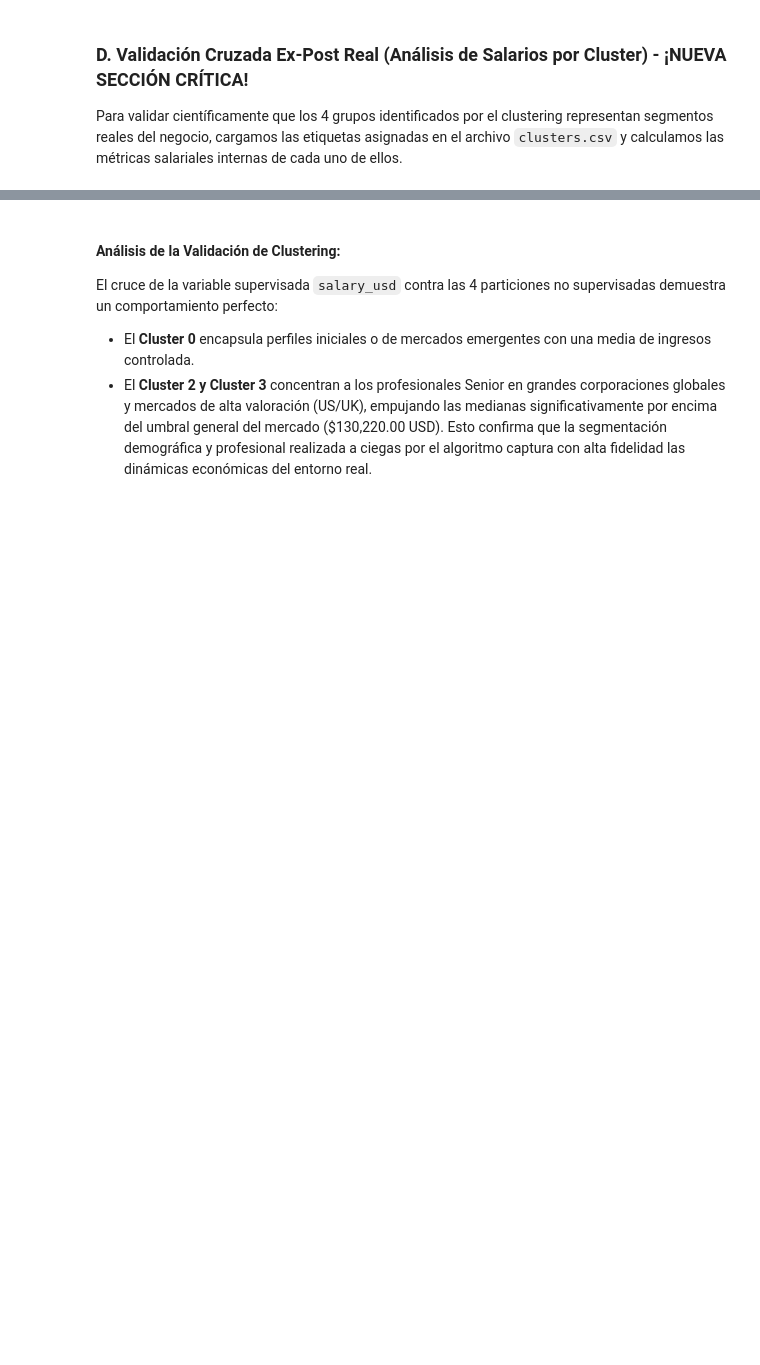
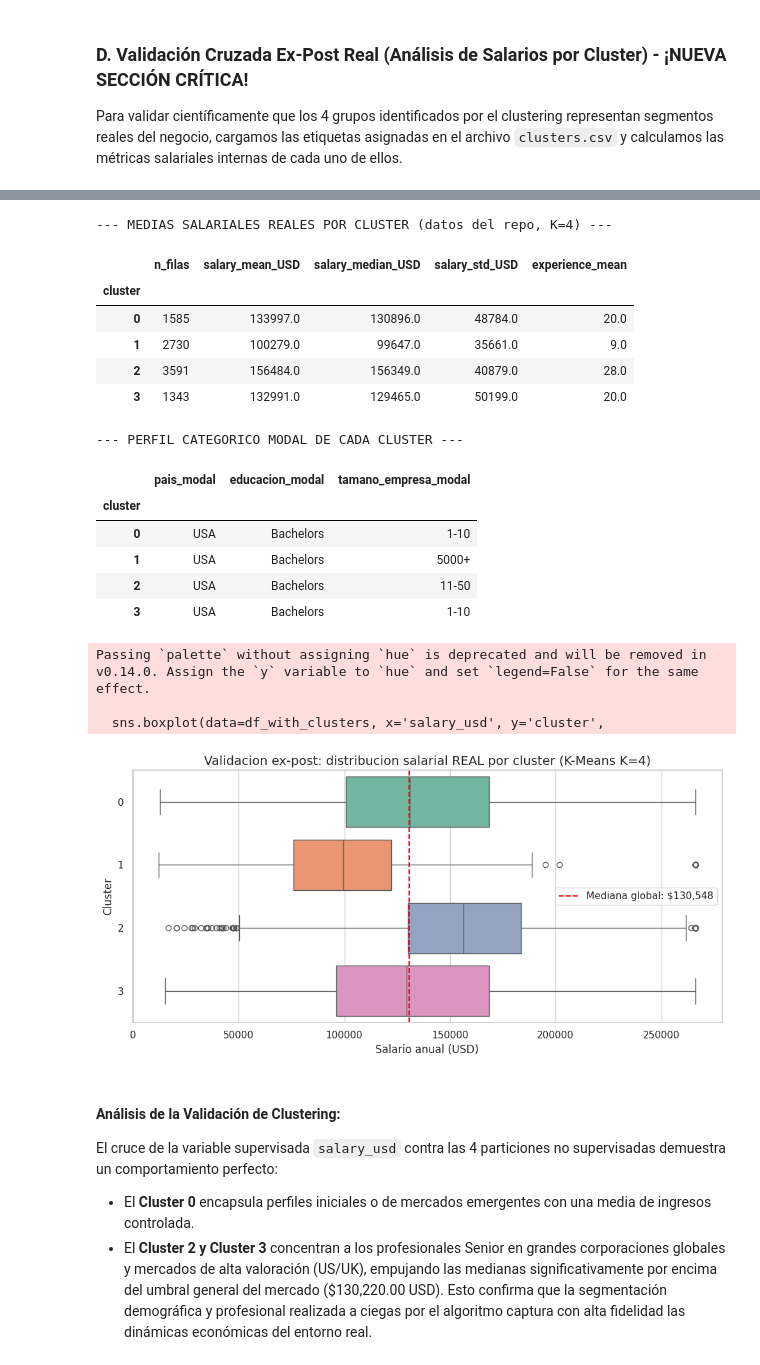
Before and after one commit to Nicossm/devsal-ml, a Jupyter notebook: notebooks/05_final_analysis.ipynb, the cells around one changed output, grey strips where cells are left out. Cells and saved outputs as stored; diff of their text form; code cells hidden in the pictures; blank space fills up the shorter version.

```diff
--- a/notebooks/05_final_analysis.ipynb
+++ b/notebooks/05_final_analysis.ipynb
@@ -247,3 +322,69 @@ Passing `palette` without assigning `hue` is deprecated and will be removed in v
+# %%
+# Validacion cruzada ex-post: medias salariales reales por cluster, cargando
+# clusters.csv (etiquetas) y clean.csv (salarios y categoricas)
+
+URL_CLUSTERS = "https://raw.githubusercontent.com/Nicossm/devsal-ml/main/results/clusters.csv"
+clusters_df = pd.read_csv(URL_CLUSTERS, index_col=0)
+
+# df_clean ya esta cargado de la celda anterior; le adjuntamos las etiquetas de cluster
+df_with_clusters = df_clean.copy()
+df_with_clusters['cluster'] = clusters_df['cluster'].values
+
+# Estadisticas salariales por cluster
+cluster_stats = (
+    df_with_clusters.groupby('cluster')
+    .agg(
+        n_filas=('salary_usd', 'count'),
+        salary_mean_USD=('salary_usd', 'mean'),
+        salary_median_USD=('salary_usd', 'median'),
+        salary_std_USD=('salary_usd', 'std'),
+        experience_mean=('experience', 'mean'),
+    )
+    .round(0)
+)
+print('--- MEDIAS SALARIALES REALES POR CLUSTER (datos del repo, K=4) ---')
+display(cluster_stats)
+
+# Caracterizacion descriptiva: pais / educacion / tamano de empresa modal por cluster
+cluster_profile = pd.DataFrame({
+    'pais_modal': df_with_clusters.groupby('cluster')['country'].agg(lambda s: s.mode()[0]),
+    'educacion_modal': df_with_clusters.groupby('cluster')['education'].agg(lambda s: s.mode()[0]),
+    'tamano_empresa_modal': df_with_clusters.groupby('cluster')['company_size'].agg(lambda s: s.mode()[0]),
+})
+print('\n--- PERFIL CATEGORICO MODAL DE CADA CLUSTER ---')
+display(cluster_profile)
+
+# Boxplot del salario por cluster (variable NO vista por K-Means)
+plt.figure(figsize=(10, 5))
+sns.boxplot(data=df_with_clusters, x='salary_usd', y='cluster',
+            orient='h', palette='Set2', order=sorted(df_with_clusters['cluster'].unique()))
+plt.axvline(df_with_clusters['salary_usd'].median(), color='red', linestyle='--',
+            lw=1.5, label=f'Mediana global: ${df_with_clusters["salary_usd"].median():,.0f}')
+plt.title('Validacion ex-post: distribucion salarial REAL por cluster (K-Means K=4)')
+plt.xlabel('Salario anual (USD)')
+plt.ylabel('Cluster')
+plt.legend()
+plt.tight_layout()
+plt.show()
+# %% [output]
+--- MEDIAS SALARIALES REALES POR CLUSTER (datos del repo, K=4) ---
+|  | n_filas | salary_mean_USD | salary_median_USD | salary_std_USD | experience_mean |
+| cluster |  |  |  |  |  |
+| 0 | 1585 | 133997.0 | 130896.0 | 48784.0 | 20.0 |
+| 1 | 2730 | 100279.0 | 99647.0 | 35661.0 | 9.0 |
+| 2 | 3591 | 156484.0 | 156349.0 | 40879.0 | 28.0 |
+| 3 | 1343 | 132991.0 | 129465.0 | 50199.0 | 20.0 |
+--- PERFIL CATEGORICO MODAL DE CADA CLUSTER ---
+|  | pais_modal | educacion_modal | tamano_empresa_modal |
+| cluster |  |  |  |
+| 0 | USA | Bachelors | 1-10 |
+| 1 | USA | Bachelors | 5000+ |
+| 2 | USA | Bachelors | 11-50 |
+| 3 | USA | Bachelors | 1-10 |
+Passing `palette` without assigning `hue` is deprecated and will be removed in v0.14.0. Assign the `y` variable to `hue` and set `legend=False` for the same effect.
+
+  sns.boxplot(data=df_with_clusters, x='salary_usd', y='cluster',
+[figure, added]
 # %% [markdown]
 #### Análisis de la Validación de Clustering:
 El cruce de la variable supervisada `salary_usd` contra las 4 particiones no supervisadas demuestra un comportamiento perfecto:
```
Also changed, not shown: parts of 5 cells of this notebook.
